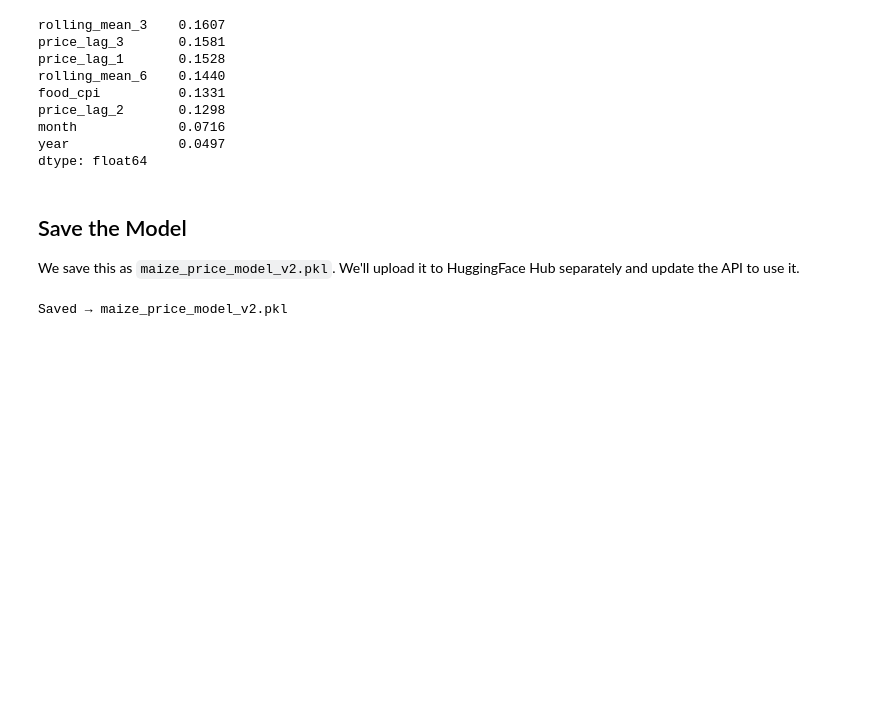
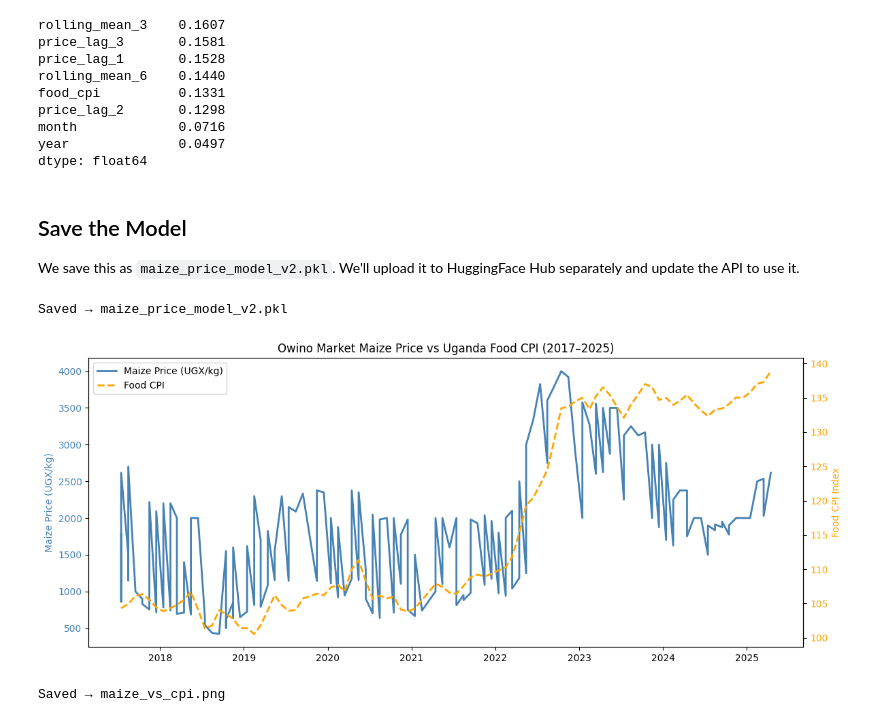
Before and after one commit to Byabasaija/east-africa-food-prices, a Jupyter notebook: food_prices_model/04_cpi_feature.ipynb, the cells around one changed output. Cells and saved outputs as stored; diff of their text form; code cells hidden in the pictures; blank space fills up the shorter version.

```diff
--- a/food_prices_model/04_cpi_feature.ipynb
+++ b/food_prices_model/04_cpi_feature.ipynb
@@ -21,7 +21,7 @@ CompletedProcess(args=['/Users/pascal/projects/east-africa-food-prices/.venv/bin
 import openpyxl
 import pandas as pd
 
-wb = openpyxl.load_workbook("03_2026CPI_March_2026_Excel_Tables.xlsx", read_only=True)
+wb = openpyxl.load_workbook("data/raw/03_2026CPI_March_2026_Excel_Tables.xlsx", read_only=True)
 ws = wb["Division "]
 rows = list(ws.iter_rows(values_only=True))
 
@@ -233,3 +233,33 @@ joblib.dump(model, "maize_price_model_v2.pkl")
 print("Saved → maize_price_model_v2.pkl")
 # %% [output]
 Saved → maize_price_model_v2.pkl
+# %%
+import matplotlib.pyplot as plt
+import matplotlib.ticker as mticker
+
+fig, ax1 = plt.subplots(figsize=(12, 5))
+
+# Maize price
+ax1.plot(merged["date"], merged["price"], color="steelblue", linewidth=2, label="Maize Price (UGX/kg)")
+ax1.set_ylabel("Maize Price (UGX/kg)", color="steelblue")
+ax1.tick_params(axis="y", labelcolor="steelblue")
+
+# CPI on second axis
+ax2 = ax1.twinx()
+ax2.plot(merged["date"], merged["food_cpi"], color="orange", linewidth=2, linestyle="--", label="Food CPI")
+ax2.set_ylabel("Food CPI Index", color="orange")
+ax2.tick_params(axis="y", labelcolor="orange")
+
+# Combined legend
+lines1, labels1 = ax1.get_legend_handles_labels()
+lines2, labels2 = ax2.get_legend_handles_labels()
+ax1.legend(lines1 + lines2, labels1 + labels2, loc="upper left")
+
+plt.title("Owino Market Maize Price vs Uganda Food CPI (2017–2025)")
+plt.tight_layout()
+plt.savefig("maize_vs_cpi.png", dpi=150)
+plt.show()
+print("Saved → maize_vs_cpi.png")
+# %% [output]
+[figure, added]
+Saved → maize_vs_cpi.png
```
Also changed, not shown: parts of 7 cells of this notebook, 9 other files.
